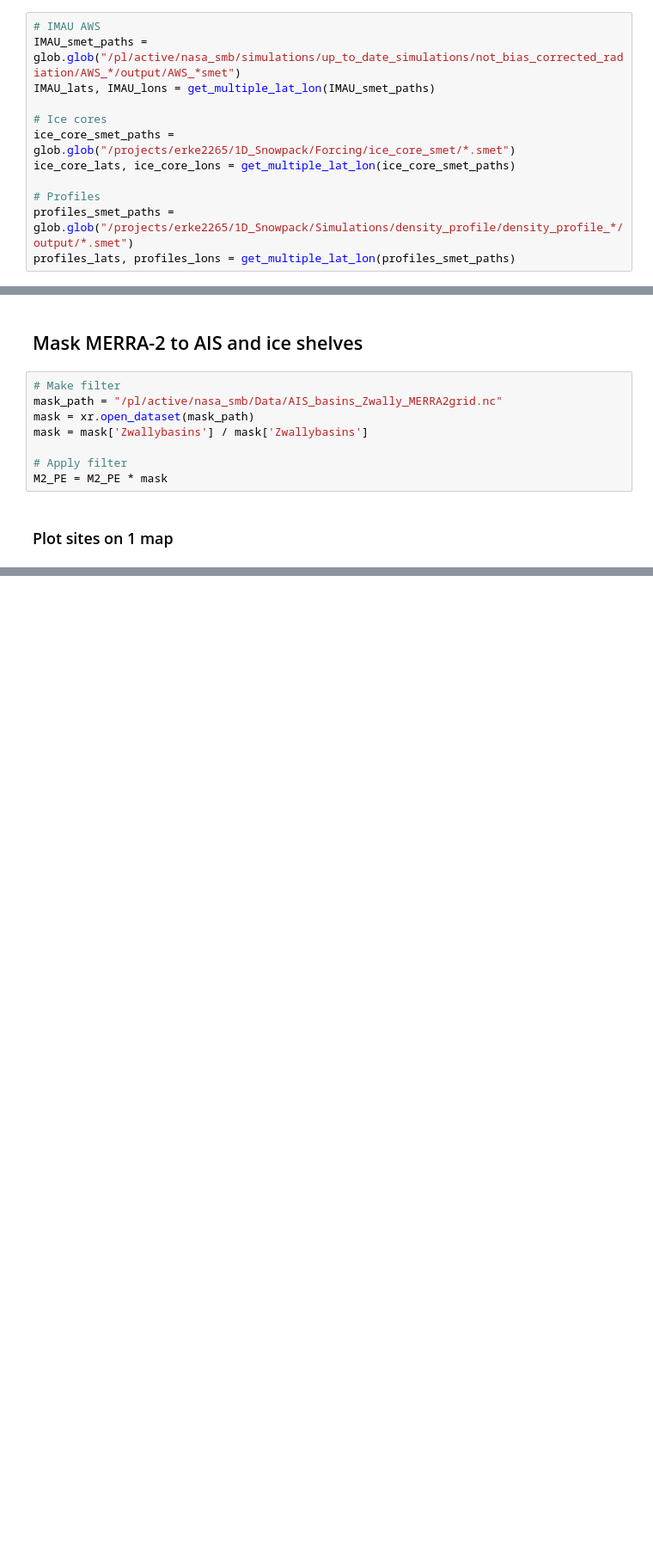
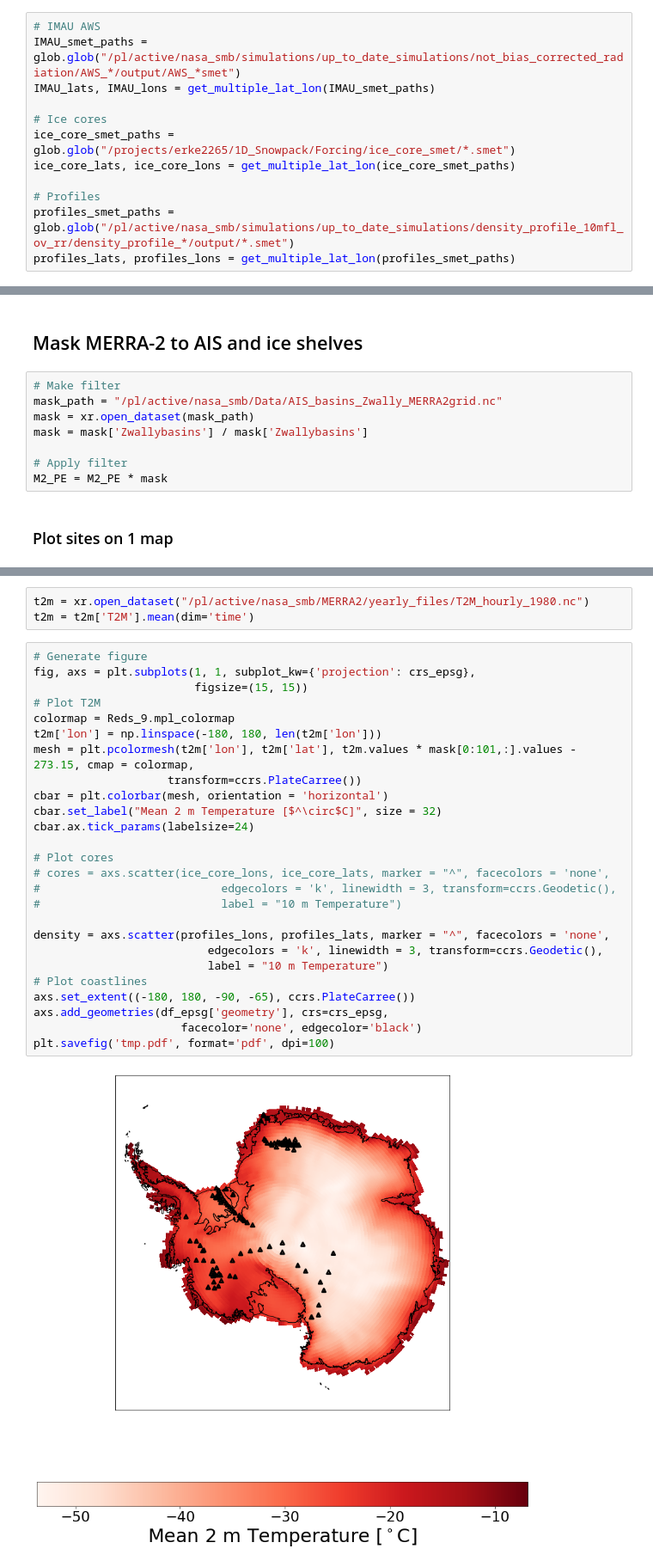
Before and after one commit to EricKeenan/Keenan_et_al_2020_TC, a Jupyter notebook: Model_Analysis/Map_Evaluation_Locations.ipynb, the cells around one changed output, grey strips where cells are left out. Shown at 86% size. Cells and saved outputs as stored; diff of their text form; blank space fills up the shorter version.

```diff
--- a/Model_Analysis/Map_Evaluation_Locations.ipynb
+++ b/Model_Analysis/Map_Evaluation_Locations.ipynb
@@ -84,7 +84,7 @@ ice_core_smet_paths = glob.glob("/projects/erke2265/1D_Snowpack/Forcing/ice_core
 ice_core_lats, ice_core_lons = get_multiple_lat_lon(ice_core_smet_paths)
 
 # Profiles
-profiles_smet_paths = glob.glob("/projects/erke2265/1D_Snowpack/Simulations/density_profile/density_profile_*/output/*.smet")
+profiles_smet_paths = glob.glob("/pl/active/nasa_smb/simulations/up_to_date_simulations/density_profile_10mfl_ov_rr/density_profile_*/output/*.smet")
 profiles_lats, profiles_lons = get_multiple_lat_lon(profiles_smet_paths)
 # %% [markdown]
 ### Load MERRA-2 precipitation over the Antarctic ice sheet
@@ -148,0 +151,31 @@ plt.savefig('Figures/SNOWPACK_MAP.pdf', format='pdf', dpi=100)
+# %%
+t2m = xr.open_dataset("/pl/active/nasa_smb/MERRA2/yearly_files/T2M_hourly_1980.nc")
+t2m = t2m['T2M'].mean(dim='time')
+# %%
+# Generate figure
+fig, axs = plt.subplots(1, 1, subplot_kw={'projection': crs_epsg},
+                        figsize=(15, 15))
+# Plot T2M
+colormap = Reds_9.mpl_colormap
+t2m['lon'] = np.linspace(-180, 180, len(t2m['lon']))
+mesh = plt.pcolormesh(t2m['lon'], t2m['lat'], t2m.values * mask[0:101,:].values - 273.15, cmap = colormap,
+                    transform=ccrs.PlateCarree())
+cbar = plt.colorbar(mesh, orientation = 'horizontal')
+cbar.set_label("Mean 2 m Temperature [$^\circ$C]", size = 32)
+cbar.ax.tick_params(labelsize=24)
+
+# Plot cores
+# cores = axs.scatter(ice_core_lons, ice_core_lats, marker = "^", facecolors = 'none',
+#                           edgecolors = 'k', linewidth = 3, transform=ccrs.Geodetic(),
+#                           label = "10 m Temperature")
+
+density = axs.scatter(profiles_lons, profiles_lats, marker = "^", facecolors = 'none',
+                          edgecolors = 'k', linewidth = 3, transform=ccrs.Geodetic(),
+                          label = "10 m Temperature")
+# Plot coastlines
+axs.set_extent((-180, 180, -90, -65), ccrs.PlateCarree())
+axs.add_geometries(df_epsg['geometry'], crs=crs_epsg,
+                      facecolor='none', edgecolor='black')
+plt.savefig('tmp.pdf', format='pdf', dpi=100)
+# %% [output]
+[figure, added]
```
Also changed, not shown: parts of 2 cells of this notebook, 3 other files.
